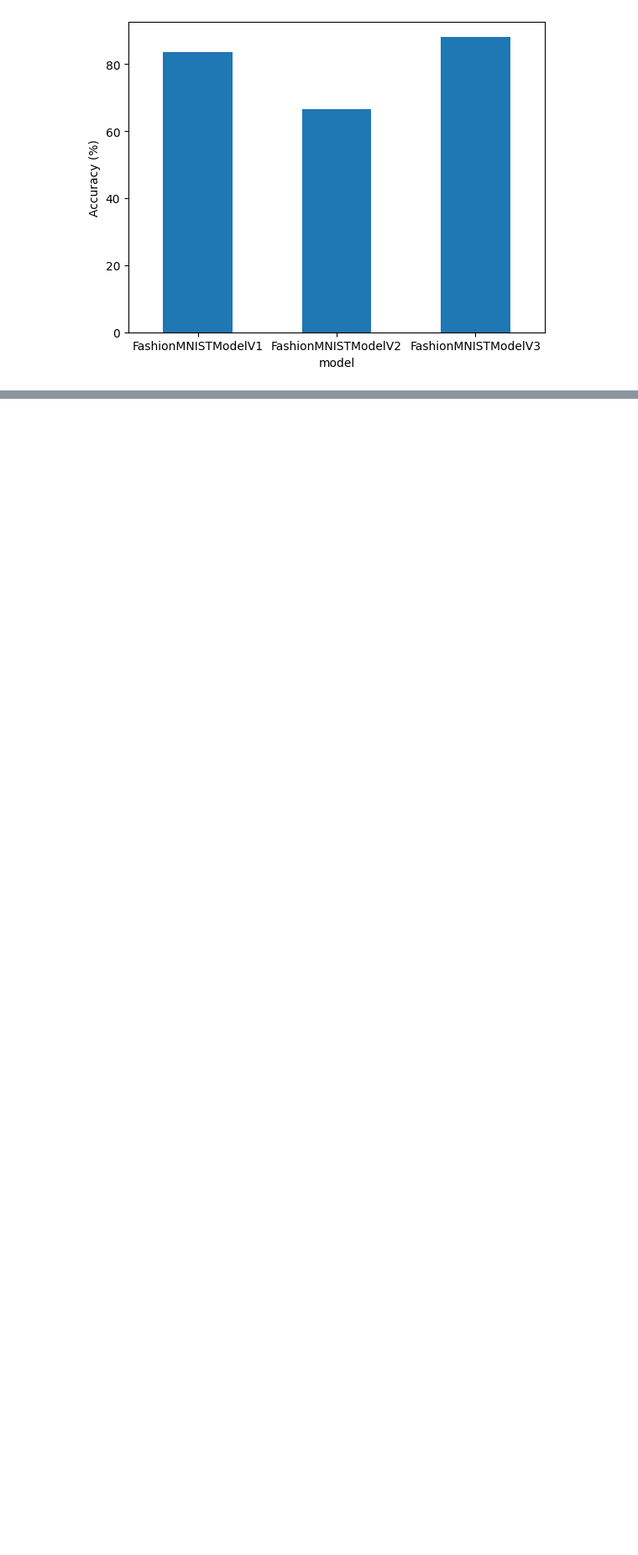
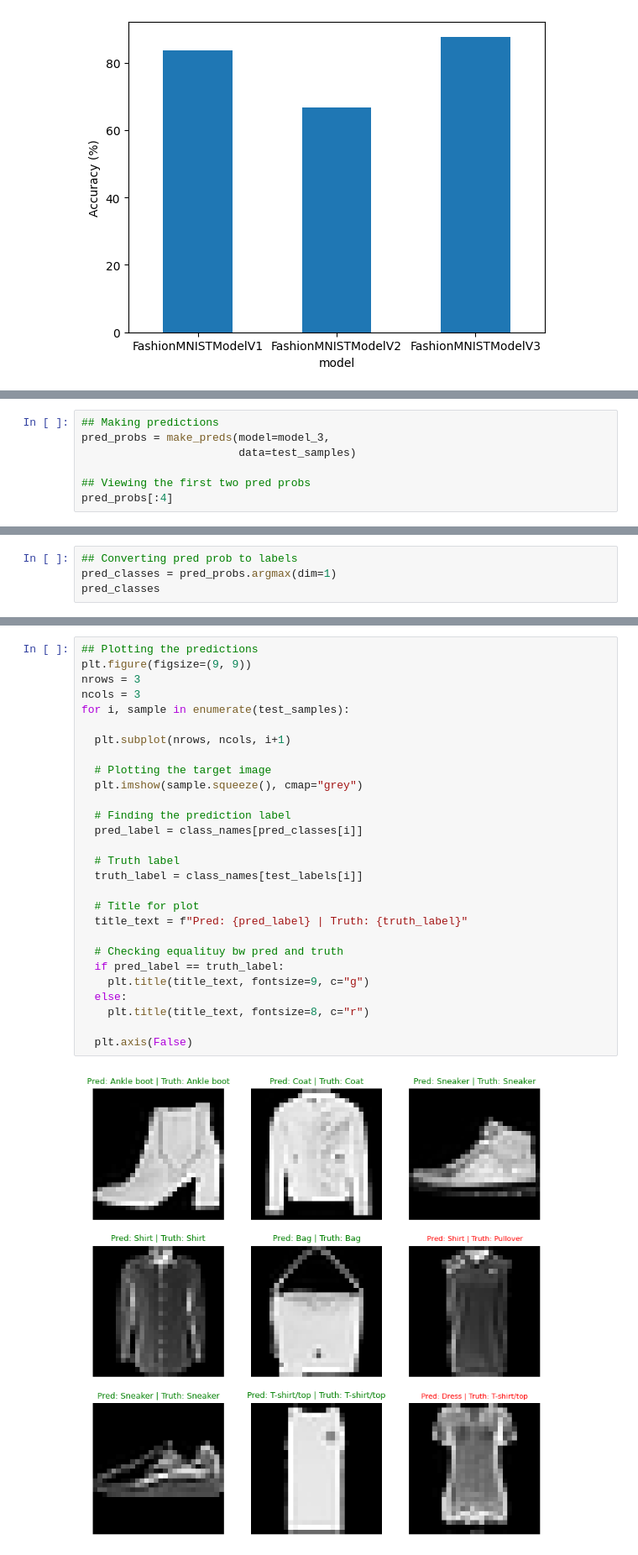
Before and after one commit to Naga-SDonepudi/PyTorch_HandsOn, a Jupyter notebook: 04_Computer_Vision_and_CNN_.ipynb, the cells around one changed output, grey strips where cells are left out. Shown at 84% size. Cells and saved outputs as stored; diff of their text form; blank space fills up the shorter version.

```diff
--- a/04_Computer_Vision_and_CNN_.ipynb
+++ b/04_Computer_Vision_and_CNN_.ipynb
@@ -924,0 +969,7 @@ plt.show()
+# %%
+## Making predictions
+pred_probs = make_preds(model=model_3,
+                        data=test_samples)
+
+## Viewing the first two pred probs
+pred_probs[:4]
@@ -924,0 +985,4 @@ plt.show()
+# %%
+## Converting pred prob to labels
+pred_classes = pred_probs.argmax(dim=1)
+pred_classes
@@ -924,0 +995,30 @@ plt.show()
+# %%
+## Plotting the predictions
+plt.figure(figsize=(9, 9))
+nrows = 3
+ncols = 3
+for i, sample in enumerate(test_samples):
+
+  plt.subplot(nrows, ncols, i+1)
+
+  # Plotting the target image
+  plt.imshow(sample.squeeze(), cmap="grey")
+
+  # Finding the prediction label
+  pred_label = class_names[pred_classes[i]]
+
+  # Truth label
+  truth_label = class_names[test_labels[i]]
+
+  # Title for plot
+  title_text = f"Pred: {pred_label} | Truth: {truth_label}"
+
+  # Checking equalituy bw pred and truth
+  if pred_label == truth_label:
+    plt.title(title_text, fontsize=9, c="g")
+  else:
+    plt.title(title_text, fontsize=8, c="r")
+
+  plt.axis(False)
+# %% [output]
+[figure, added]
```
Also changed, not shown: parts of 32 cells of this notebook.
